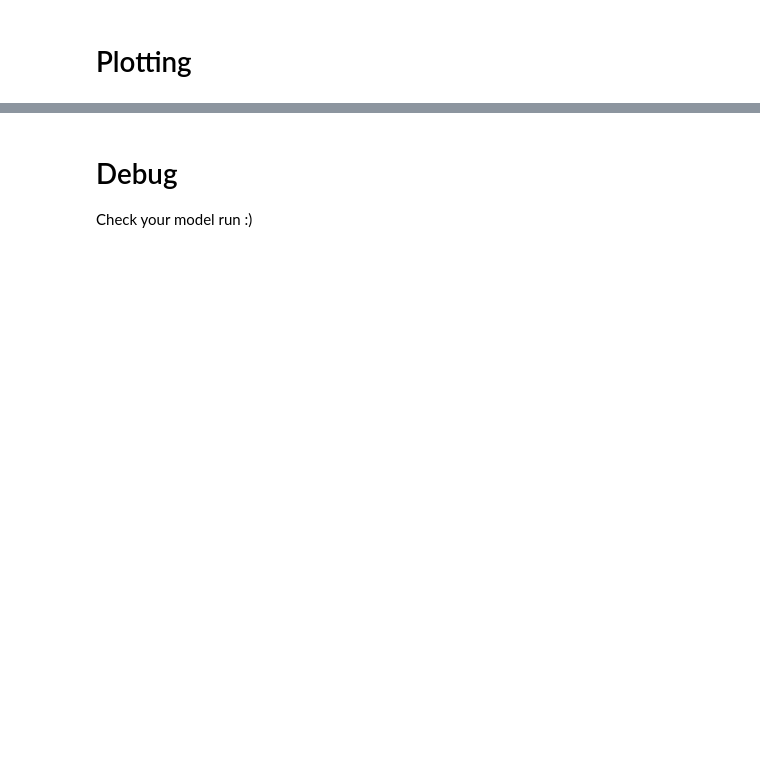
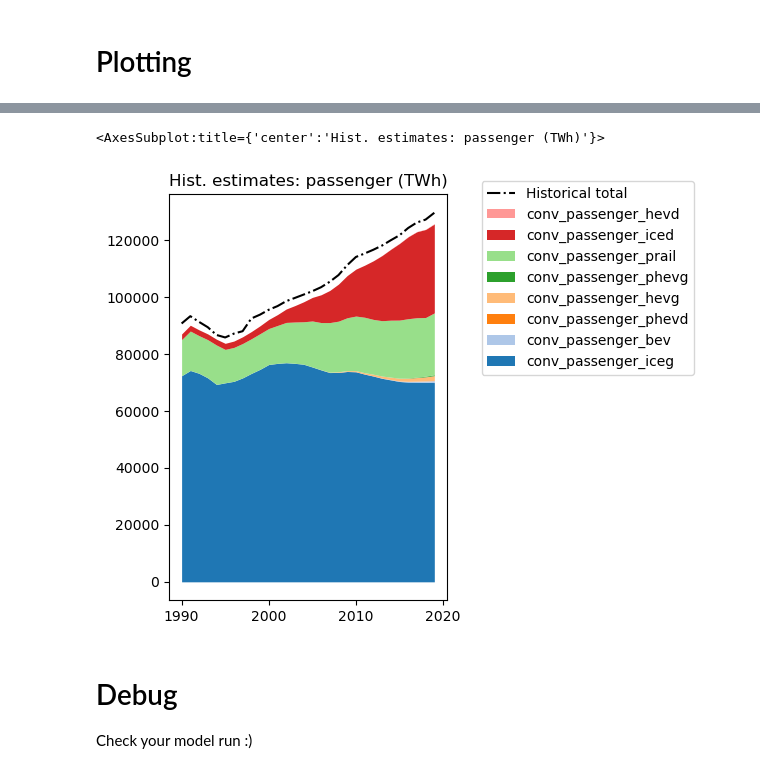
Before and after one commit to irm-codebase/RESTORE, a Jupyter notebook: restore_split.ipynb, the cells around one changed output, grey strips where cells are left out. Cells and saved outputs as stored; diff of their text form; code cells hidden in the pictures; blank space fills up the shorter version.

```diff
--- a/restore_split.ipynb
+++ b/restore_split.ipynb
@@ -48,0 +139,5 @@ restore_plots.plot_fout_act(model, cnf.DATA, "passenger", unit="TWh")
+# %%
+restore_plots.plot_fout(model, cnf.DATA, "passenger", unit="TWh", use_actual=True)
+# %% [output]
+<AxesSubplot:title={'center':'Hist. estimates: passenger (TWh)'}>
+[figure, added]
```
Also changed, not shown: parts of 12 cells of this notebook, 40 other files.
